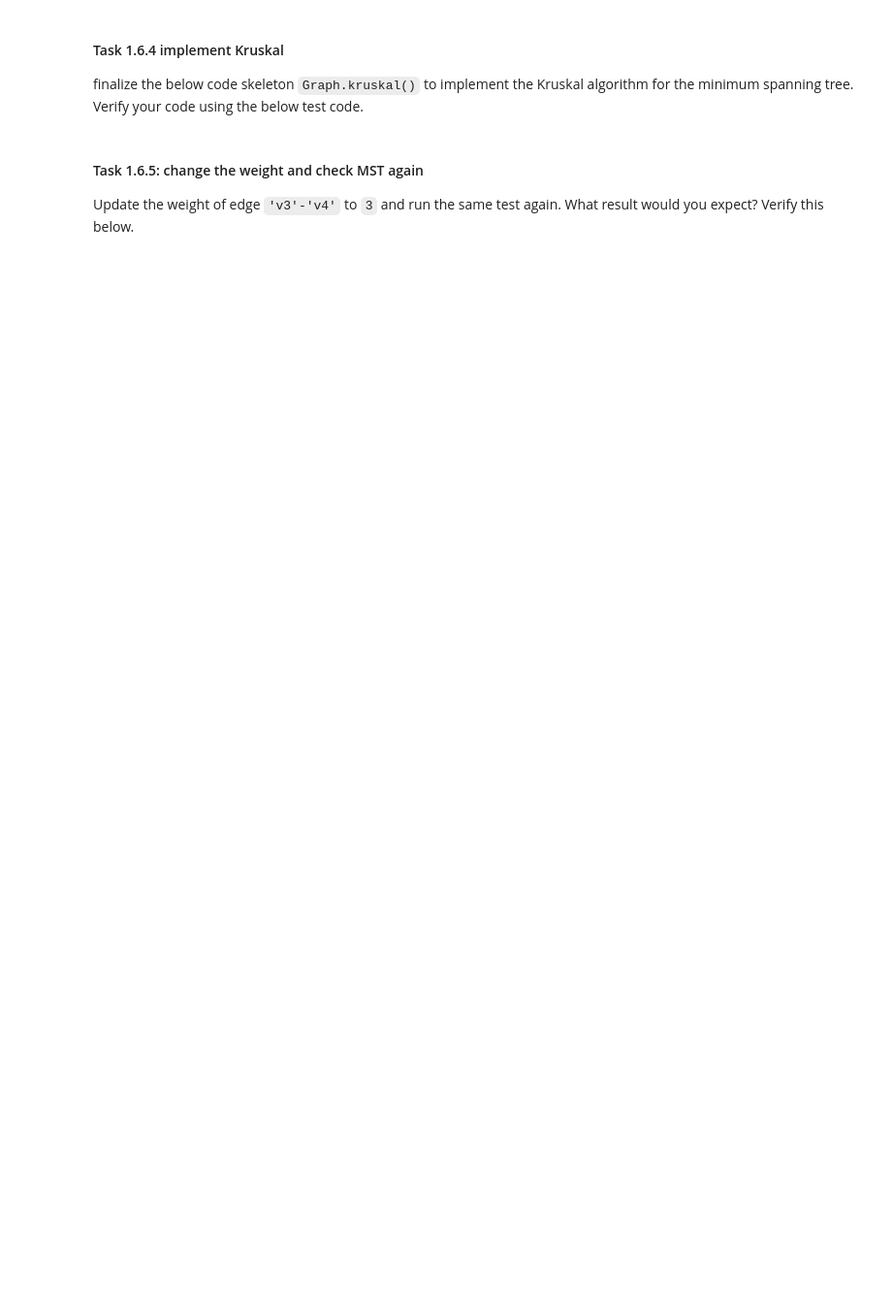
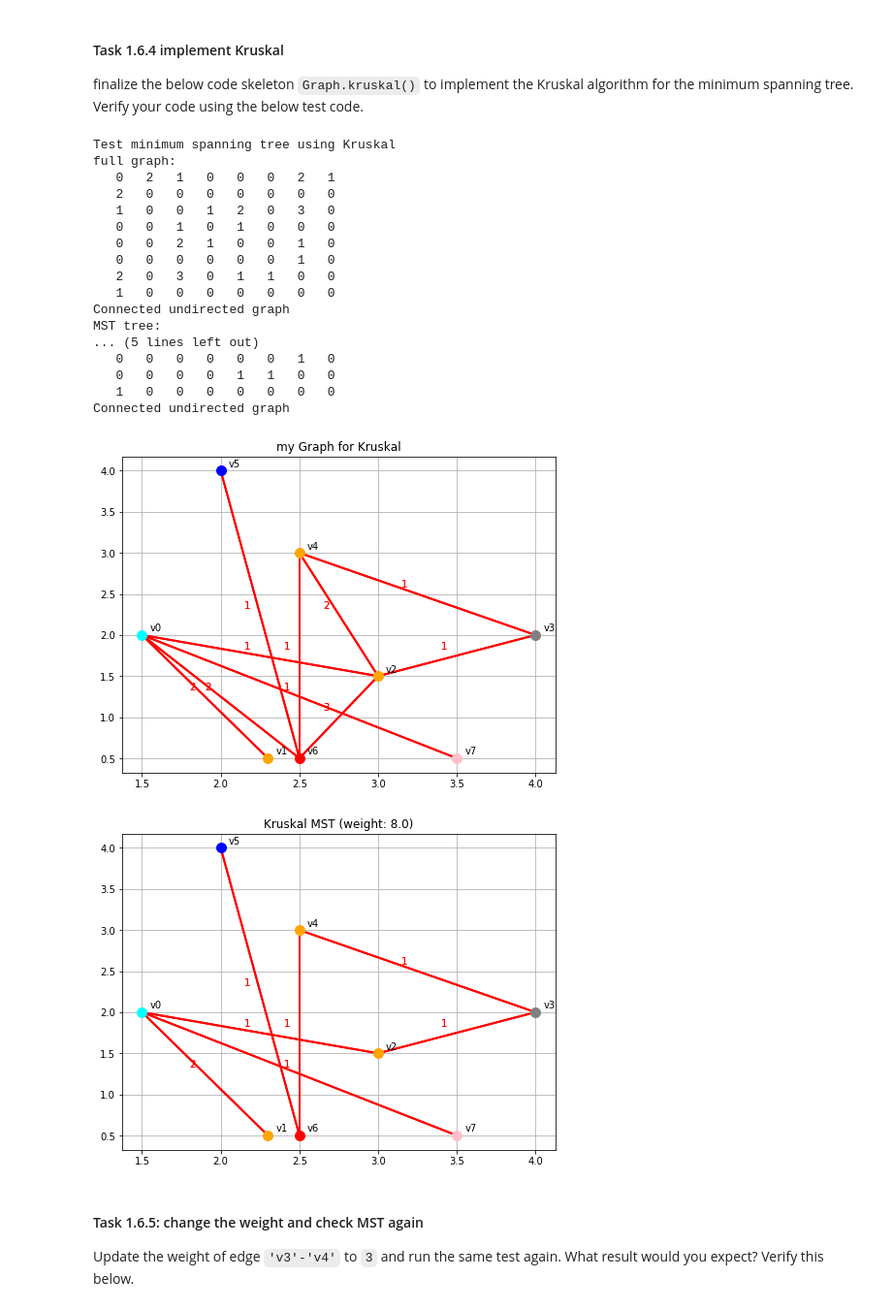
Before and after one commit to cvanderzalm/min-cs, a Jupyter notebook: assignment_A3.ipynb, the cells around one changed output. Shown at 97% size. Cells and saved outputs as stored; diff of their text form; code cells hidden in the pictures; blank space fills up the shorter version.

```diff
--- a/assignment_A3.ipynb
+++ b/assignment_A3.ipynb
@@ -599,14 +603,12 @@ class EdgeTpl(tuple):
     def __eq__(self, other):
         '''return T|F self equal to other (true if equal weights)'''
         # compute and specify the return of the __eq__() function member ...
-        # YOUR CODE HERE
-        raise NotImplementedError()
+        return self.get_edge_weight() == other.get_edge_weight()
 
     def __lt__(self, other):
         '''return T|F self < other (by weight)'''
         # compute and specify the return of the __lt__() function member ...
-        # YOUR CODE HERE
-        raise NotImplementedError()
+        return self.get_edge_weight() < other.get_edge_weight()
 
 def test_EdgeTpl():
     """test class EdgeTpl"""
@@ -649,8 +661,7 @@ class PrioQ(list):
 
     def empty(self):
         ''' return T|F queue is empty'''
-        # YOUR CODE HERE
-        raise NotImplementedError()
+        return not len(self)
 
     def dequeue(self):
         '''return the next-in-order edge'''
@@ -674,8 +685,7 @@ def test_PrioQ():
 
     # make PrioQ ...
     # ... create a priority queue `pq` from the `et_list` ...
-    # YOUR CODE HERE
-    raise NotImplementedError()
+    pq = PrioQ(et_list)
 
     print(f'priority queue: {str(pq):s}')
 
@@ -763,6 +797,7 @@ test_graph_cyclic()
 finalize the below code skeleton `Graph.kruskal()` to implement the Kruskal algorithm for the minimum spanning tree. Verify your code using the below test code.
 # %%
 #### Task 1.6.4; implement Kruskal
+import numpy as np
 
 class Graph(Graph):
 
@@ -781,10 +816,12 @@ class Graph(Graph):
             # ... HINT: add, then check for cyclicity,
             #           if cyclic remove again ...
 
-            # YOUR CODE HERE
-            raise NotImplementedError()
-
-            return added
+            graph.add_edge(orig, dest, w)
+            if graph.cyclic():
+                #remove edge again
+                graph.remove_edge(orig, dest)
+                return False
+            return True
 
         # create the result graph with all the nodes to span ...
         MST = Graph(directed=False)
@@ -808,38 +845,59 @@ class Graph(Graph):
 
         # compute the MST weight from the adjacency matrix ...
         # HINT: if undirected, weight is 2x specified in the dicts ...
-        # YOUR CODE HERE
-        raise NotImplementedError()
+
+        adMat = np.matrix(MST.get_adjacency_matrix()) #alternative mst_weight = sum([edge[2] for edge in MST.all_edges()])/2
+        mst_weight = np.sum(adMat)/2
 
         return mst_weight, MST
 
 # --- test code -----------------------------------------------------
 
 DO_PLOT = True
 
 def test_kruskal_MST():
 
     print('Test minimum spanning tree using Kruskal')
 
     # make a new graph ...
     my_graph = make_graph()
 
     # print the original graph ...
     # ... plot the graph for inspection ...
     plot_graph(my_graph, 'my Graph for Kruskal', DO_PLOT)
     # ... print its matrix ...
     print(f'full graph: {str(my_graph):s}')
 
     # ... find the MST plus its weight ...
-    # YOUR CODE HERE
-    raise NotImplementedError()
+    mst_weight, mst_graph = Graph.kruskal(my_graph)
+
     # ... plot the kruskal min spanning tree ...
     title = f'Kruskal MST (weight: {mst_weight})'
     plot_graph(mst_graph, title, DO_PLOT)
     print(f'MST tree: {str(mst_graph):s}')
 
 ## run the test ...
 test_kruskal_MST()
+# %% [output]
+Test minimum spanning tree using Kruskal
+full graph:
+   0   2   1   0   0   0   2   1
+   2   0   0   0   0   0   0   0
+   1   0   0   1   2   0   3   0
+   0   0   1   0   1   0   0   0
+   0   0   2   1   0   0   1   0
+   0   0   0   0   0   0   1   0
+   2   0   3   0   1   1   0   0
+   1   0   0   0   0   0   0   0
+Connected undirected graph
+MST tree:
+... (5 lines left out)
+   0   0   0   0   0   0   1   0
+   0   0   0   0   1   1   0   0
+   1   0   0   0   0   0   0   0
+Connected undirected graph
+[figure, added]
+[figure, added]
 # %% [markdown]
 #### Task 1.6.5: change the weight and check MST again
 Update the weight of edge `'v3'-'v4'` to `3` and run the same test again. What result would you expect? Verify this below.
```
Also changed, not shown: parts of 10 cells of this notebook.
